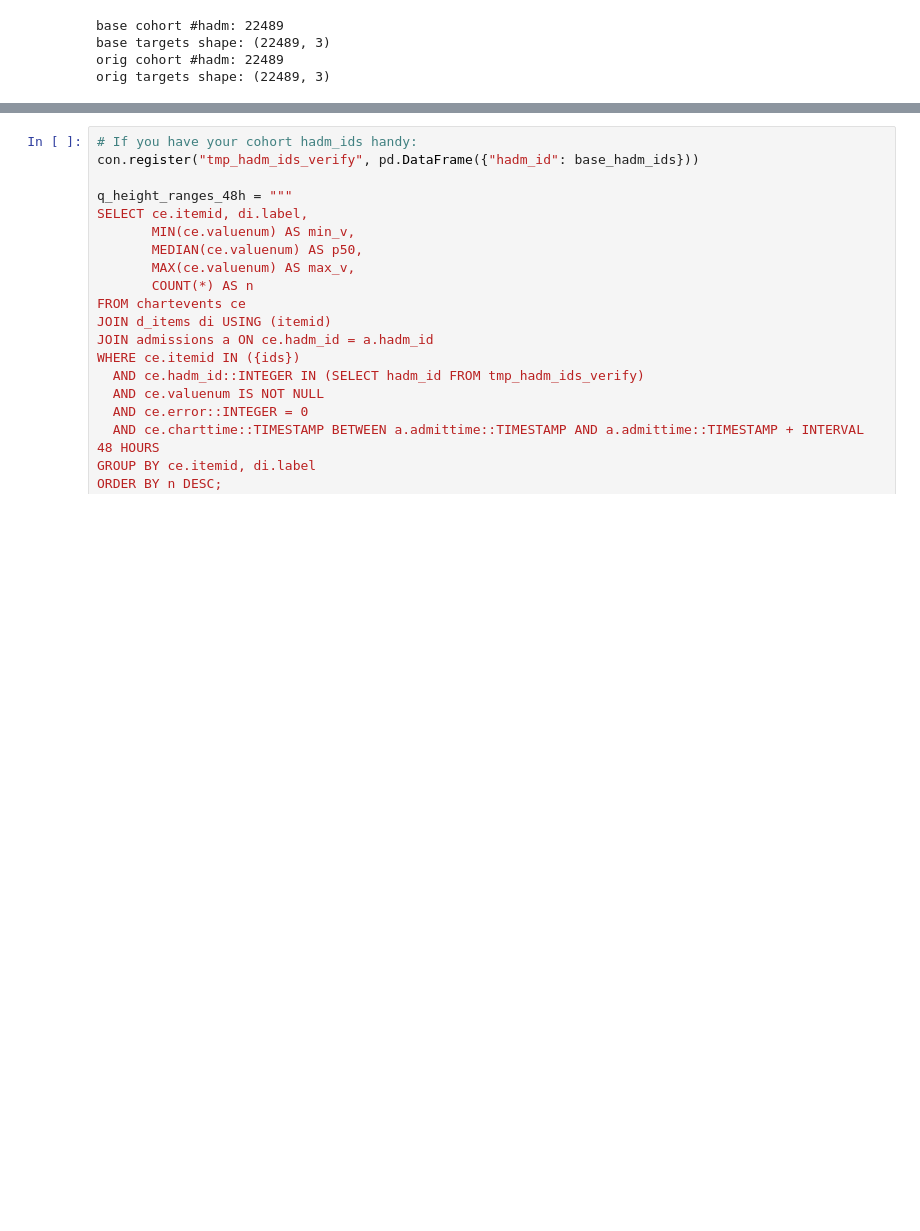
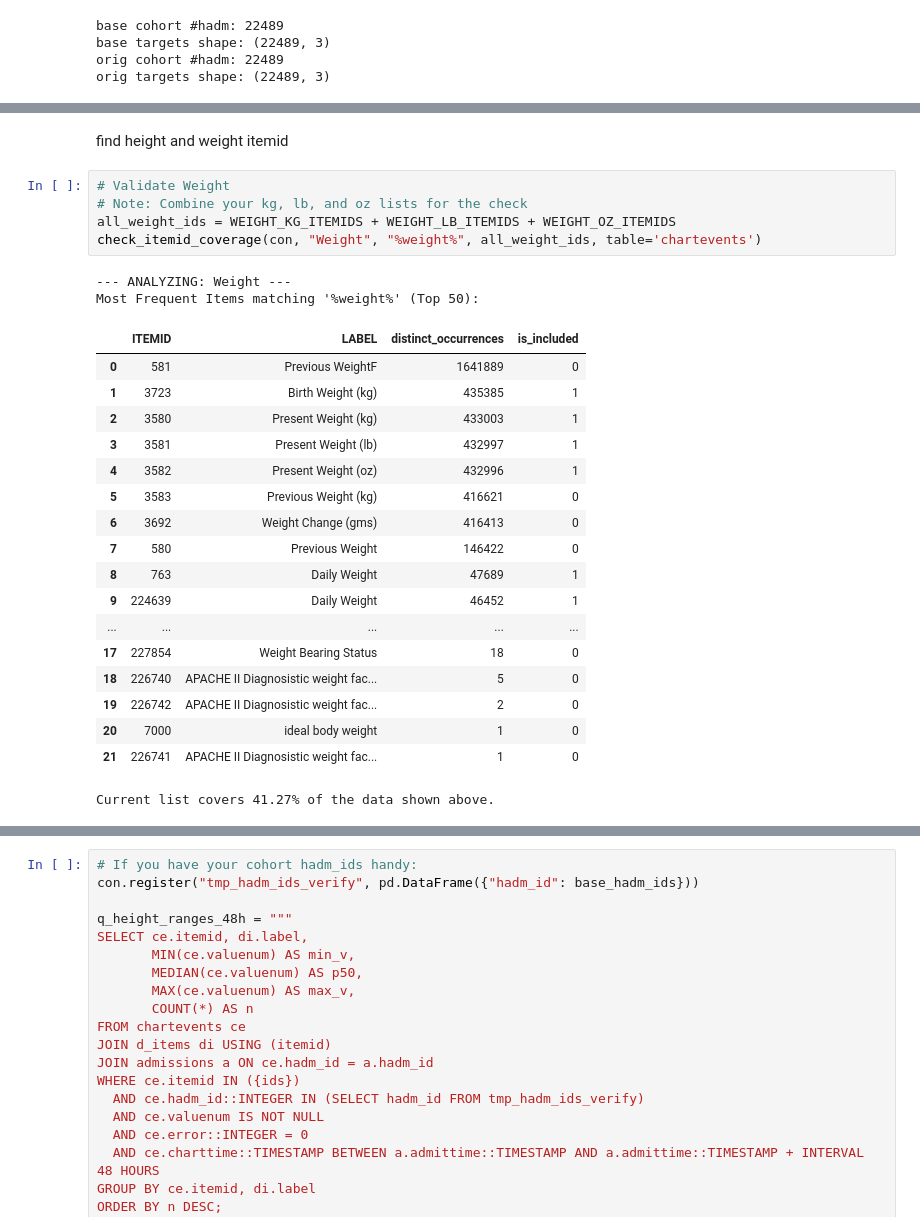
Before and after one commit to alonbebchuk/mlhc_project, a Jupyter notebook: src/test_criteria.ipynb, the cells around one changed output, grey strips where cells are left out. Drawn from its saved outputs; the diff is of its cells as text; blank space fills up the shorter version.

Commit message:
update test notebook for static data

```diff
--- a/src/test_criteria.ipynb
+++ b/src/test_criteria.ipynb
@@ -601,0 +728,28 @@ compare_static_frames(df_sql, df_step)
+# %% [markdown]
+find height and weight itemid
+# %%
+# Validate Weight
+# Note: Combine your kg, lb, and oz lists for the check
+all_weight_ids = WEIGHT_KG_ITEMIDS + WEIGHT_LB_ITEMIDS + WEIGHT_OZ_ITEMIDS
+check_itemid_coverage(con, "Weight", "%weight%", all_weight_ids, table='chartevents')
+# %% [output]
+--- ANALYZING: Weight ---
+Most Frequent Items matching '%weight%' (Top 50):
+|  | ITEMID | LABEL | distinct_occurrences | is_included |
+| 0 | 581 | Previous WeightF | 1641889 | 0 |
+| 1 | 3723 | Birth Weight (kg) | 435385 | 1 |
+| 2 | 3580 | Present Weight (kg) | 433003 | 1 |
+| 3 | 3581 | Present Weight (lb) | 432997 | 1 |
+| 4 | 3582 | Present Weight (oz) | 432996 | 1 |
+| 5 | 3583 | Previous Weight (kg) | 416621 | 0 |
+| 6 | 3692 | Weight Change (gms) | 416413 | 0 |
+| 7 | 580 | Previous Weight | 146422 | 0 |
+| 8 | 763 | Daily Weight | 47689 | 1 |
+| 9 | 224639 | Daily Weight | 46452 | 1 |
+| ... | ... | ... | ... | ... |
+| 17 | 227854 | Weight Bearing Status | 18 | 0 |
+| 18 | 226740 | APACHE II Diagnosistic weight fac... | 5 | 0 |
+| 19 | 226742 | APACHE II Diagnosistic weight fac... | 2 | 0 |
+| 20 | 7000 | ideal body weight | 1 | 0 |
+| 21 | 226741 | APACHE II Diagnosistic weight fac... | 1 | 0 |
+Current list covers 41.27% of the data shown above.
```
Also changed, not shown: parts of 28 cells of this notebook.
